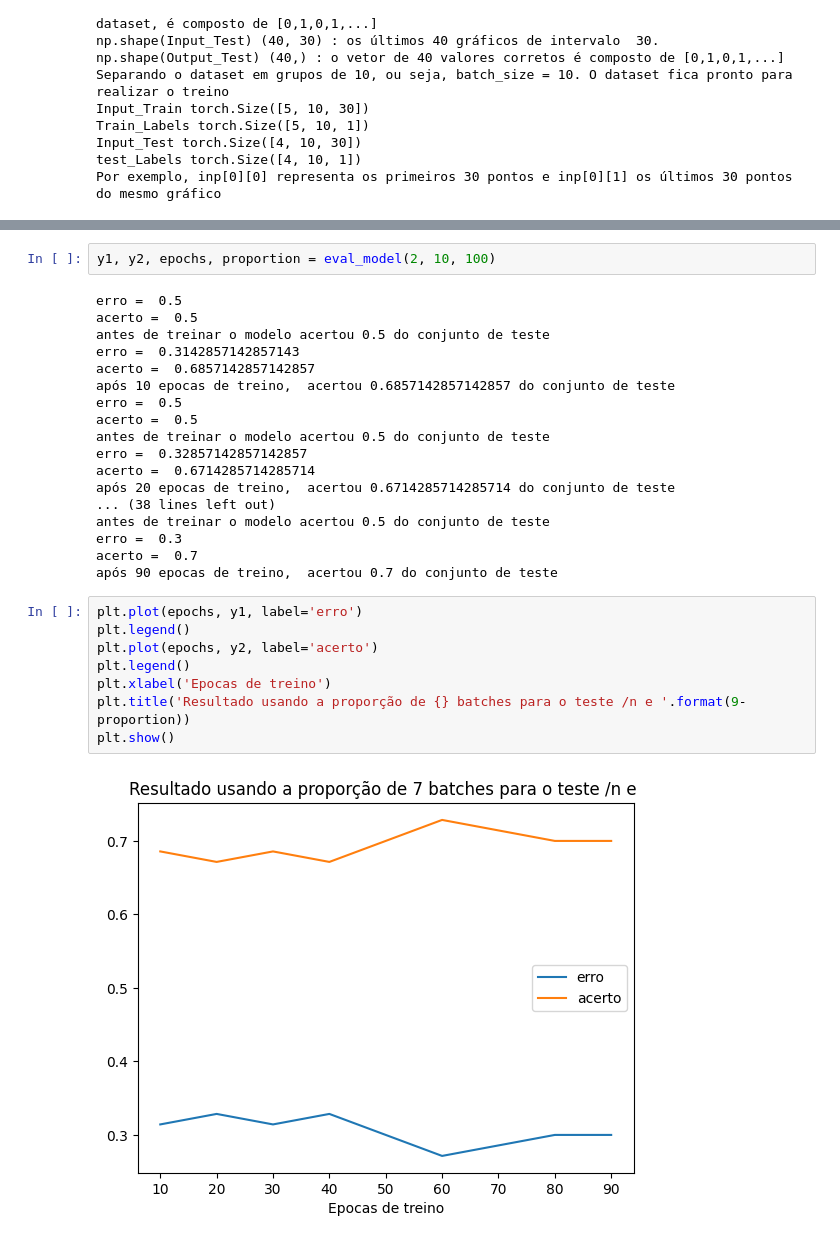
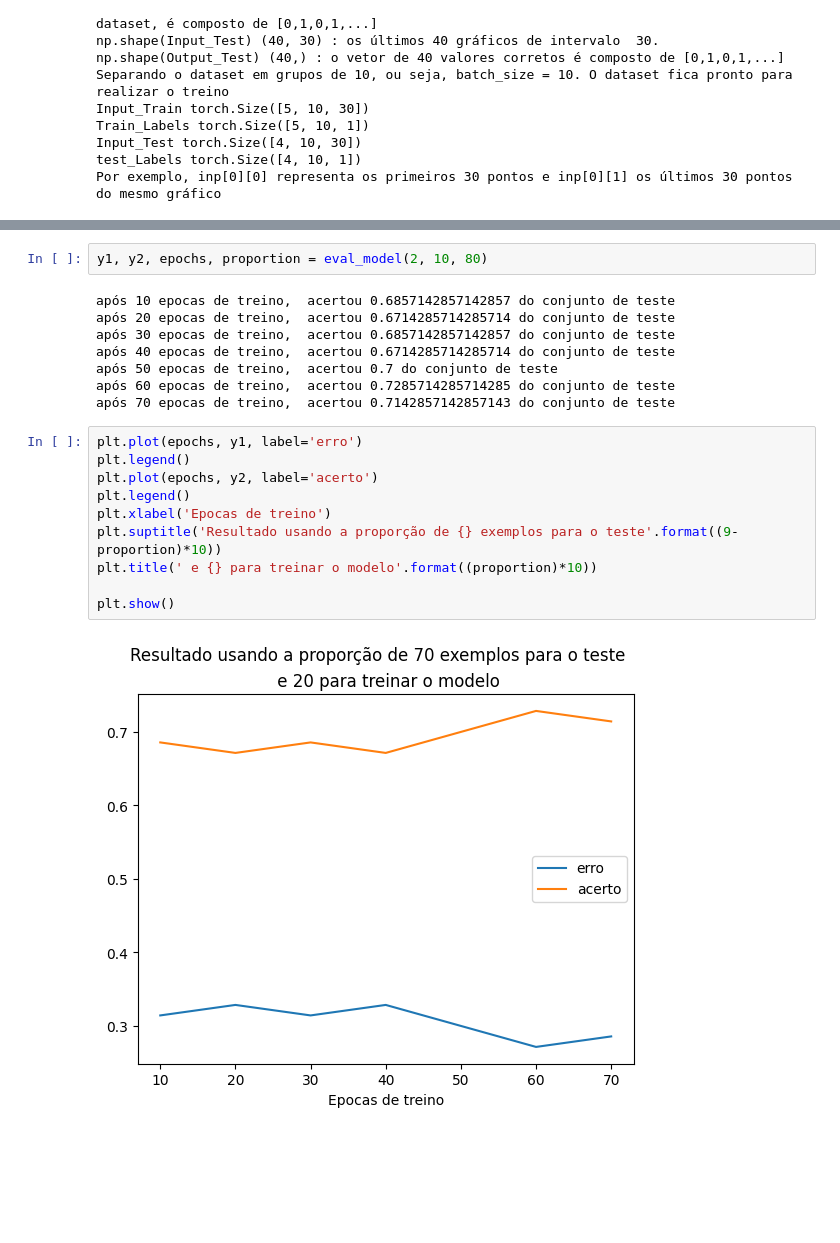
Before and after one commit to SchultzVV/Biology, a Jupyter notebook: second idea/Run.ipynb, the cells around one changed output, grey strips where cells are left out. Saved outputs shown, nothing was run; the diff lists cells and outputs as text; blank space fills up the shorter version.

Commit message:
organizando a apresentação dos resultados das métricas propostas

```diff
--- a/second idea/Run.ipynb
+++ b/second idea/Run.ipynb
@@ -54,32 +54,24 @@ def eval_model(proportion, epochs_i, epochs_f):
         y2.append(acerto)  # /size)
     return y1, y2, epochs, proportion
 # %%
-y1, y2, epochs, proportion = eval_model(2, 10, 100)
+y1, y2, epochs, proportion = eval_model(2, 10, 80)
 # %% [output]
-erro =  0.5
-acerto =  0.5
-antes de treinar o modelo acertou 0.5 do conjunto de teste
-erro =  0.3142857142857143
-acerto =  0.6857142857142857
 após 10 epocas de treino,  acertou 0.6857142857142857 do conjunto de teste
-erro =  0.5
-acerto =  0.5
-antes de treinar o modelo acertou 0.5 do conjunto de teste
-erro =  0.32857142857142857
-acerto =  0.6714285714285714
 após 20 epocas de treino,  acertou 0.6714285714285714 do conjunto de teste
-... (38 lines left out)
-antes de treinar o modelo acertou 0.5 do conjunto de teste
-erro =  0.3
-acerto =  0.7
-após 90 epocas de treino,  acertou 0.7 do conjunto de teste
+após 30 epocas de treino,  acertou 0.6857142857142857 do conjunto de teste
+após 40 epocas de treino,  acertou 0.6714285714285714 do conjunto de teste
+após 50 epocas de treino,  acertou 0.7 do conjunto de teste
+após 60 epocas de treino,  acertou 0.7285714285714285 do conjunto de teste
+após 70 epocas de treino,  acertou 0.7142857142857143 do conjunto de teste
 # %%
 plt.plot(epochs, y1, label='erro')
 plt.legend()
 plt.plot(epochs, y2, label='acerto')
 plt.legend()
 plt.xlabel('Epocas de treino')
-plt.title('Resultado usando a proporção de {} batches para o teste /n e '.format(9-proportion))
+plt.suptitle('Resultado usando a proporção de {} exemplos para o teste'.format((9-proportion)*10))
+plt.title(' e {} para treinar o modelo'.format((proportion)*10))
+
 plt.show()
 # %% [output]
-[figure, old version]
+[figure, new version]
```
Also changed, not shown: parts of 3 cells of this notebook, 5 other files.
